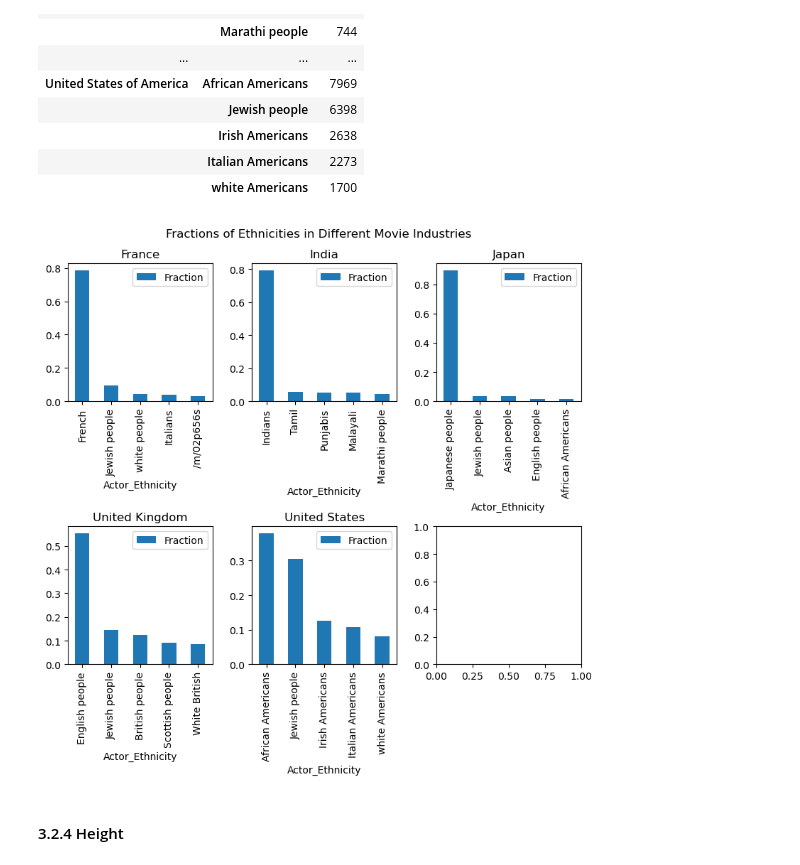
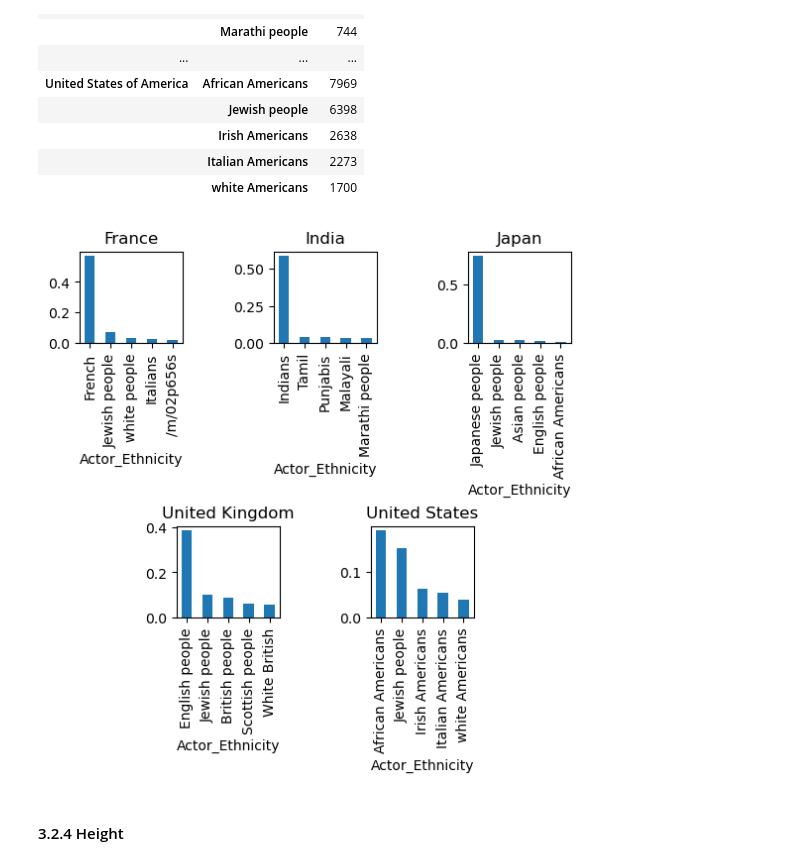
Before and after one commit to epfl-ada/ada-2022-project-robopros, a Jupyter notebook: notebooks/milestone2.ipynb, the cells around one changed output. Saved outputs shown, nothing was run; the diff lists cells and outputs as text; code cells hidden in the pictures.

Commit message:
Finish ethnicity

```diff
--- a/notebooks/milestone2.ipynb
+++ b/notebooks/milestone2.ipynb
@@ -1019,16 +1021,31 @@ total_number = top_ethn.droplevel(1).groupby('Movie_Countries').sum()
+# %%
+# get the total number of actors with data about information grouped by country
+total_number = char_ethnicity.groupby('Movie_Countries').Actor_Ethnicity\
+.count().to_frame().rename(columns={'Actor_Ethnicity': 'Count'})
 # %%
 top_perc = top_ethn.div(total_number).rename(columns={'Count': 'Fraction'})
 # %%
-fig, ax = plt.subplots(2, 3, figsize=(8,8))
-top_perc.loc['France'].plot(kind='bar', title='France', ax=ax[0][0])
-top_perc.loc['India'].plot(kind='bar', title='India', ax=ax[0][1])
-top_perc.loc['Japan'].plot(kind='bar', title='Japan', ax=ax[0][2])
-top_perc.loc['United Kingdom'].plot(kind='bar', title='United Kingdom', ax=ax[1][0])
-top_perc.loc['United States of America'].plot(kind='bar', title='United States', ax=ax[1][1])
-fig.suptitle('Fractions of Ethnicities in Different Movie Industries')
-plt.tight_layout()
+ax1 = plt.subplot2grid(shape=(2,6), loc=(0,0), colspan=2)
+ax2 = plt.subplot2grid((2,6), (0,2), colspan=2)
+ax3 = plt.subplot2grid((2,6), (0,4), colspan=2)
+ax4 = plt.subplot2grid((2,6), (1,1), colspan=2)
+ax5 = plt.subplot2grid((2,6), (1,3), colspan=2)
+
+top_perc.loc['France'].plot(kind='bar', title='France', ax=ax1)
+top_perc.loc['India'].plot(kind='bar', title='India', ax=ax2)
+top_perc.loc['Japan'].plot(kind='bar', title='Japan', ax=ax3)
+top_perc.loc['United Kingdom'].plot(kind='bar', title='United Kingdom', ax=ax4)
+top_perc.loc['United States of America'].plot(kind='bar', title='United States', ax=ax5)
+
+ax1.legend().remove()
+ax2.legend().remove()
+ax3.legend().remove()
+ax4.legend().remove()
+ax5.legend().remove()
+
+plt.subplots_adjust(hspace=2, wspace=15)
 # %% [output]
-[figure, old version]
+[figure, new version]
 # %% [markdown]
 #### 3.2.4 Height
 # %%
```
Also changed, not shown: parts of 10 cells of this notebook.
